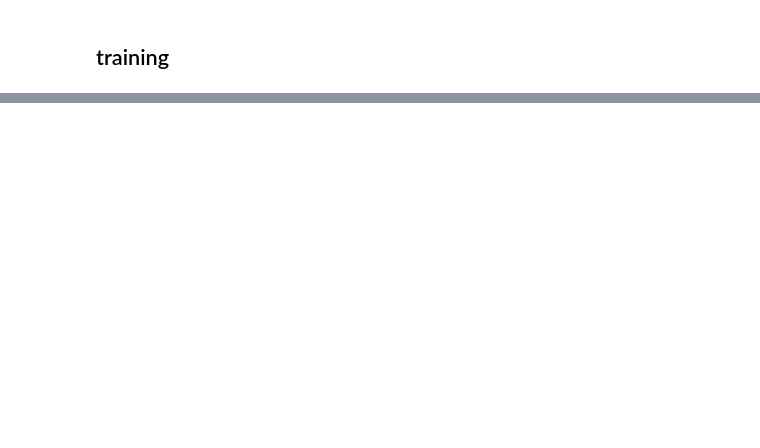
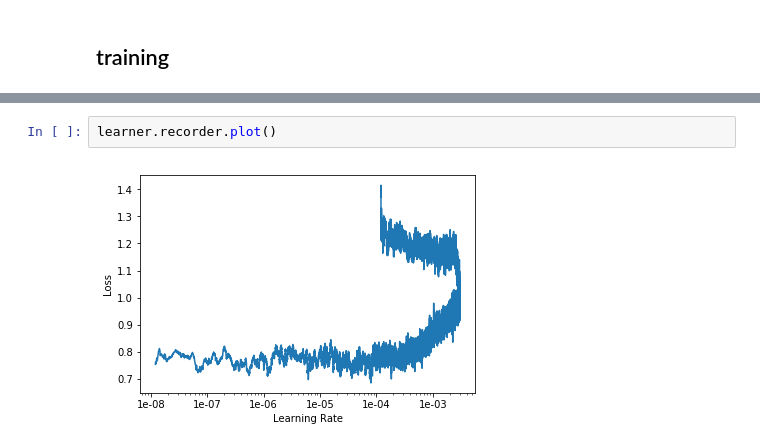
Before and after one commit to webdizz/upass.ai, a Jupyter notebook: siamese-training.ipynb, the cells around one changed output, grey strips where cells are left out. Drawn from its saved outputs; the diff is of its cells as text; blank space fills up the shorter version.

```diff
--- a/siamese-training.ipynb
+++ b/siamese-training.ipynb
@@ -87,0 +104,4 @@ KeyboardInterrupt:
+# %%
+learner.recorder.plot()
+# %% [output]
+[figure, added]
```
Also changed, not shown: parts of 15 cells of this notebook.
